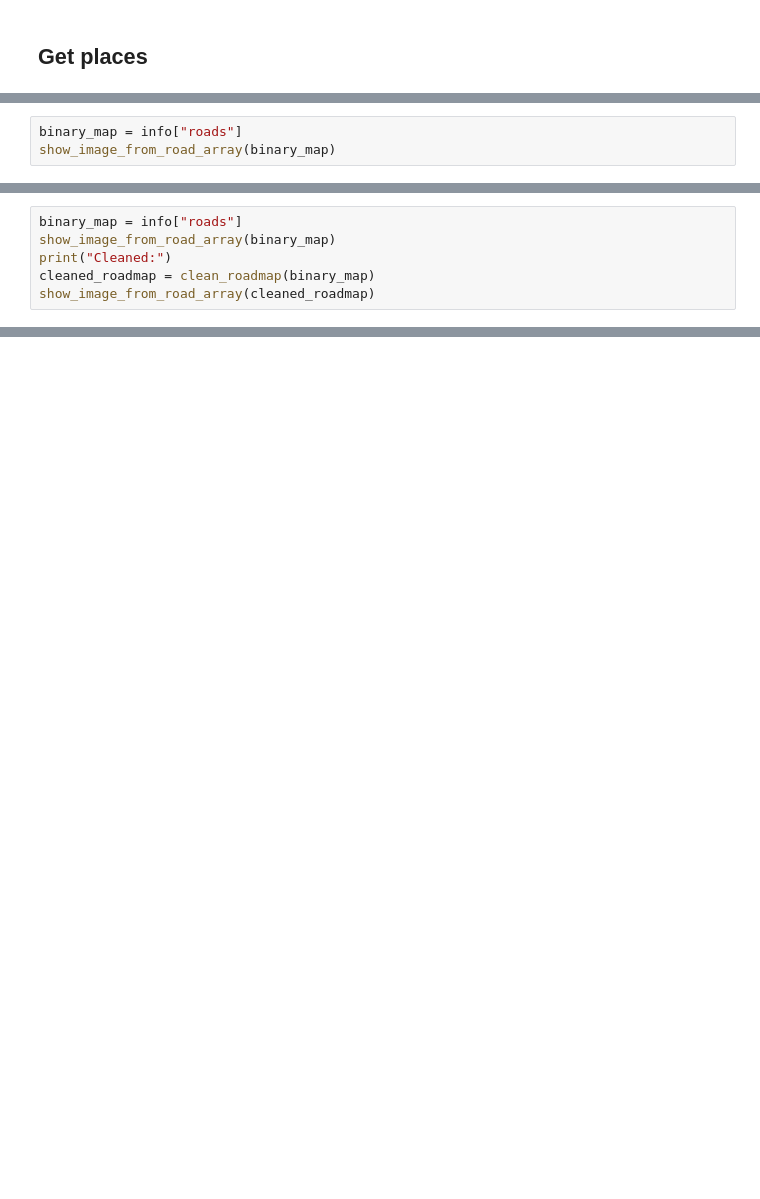
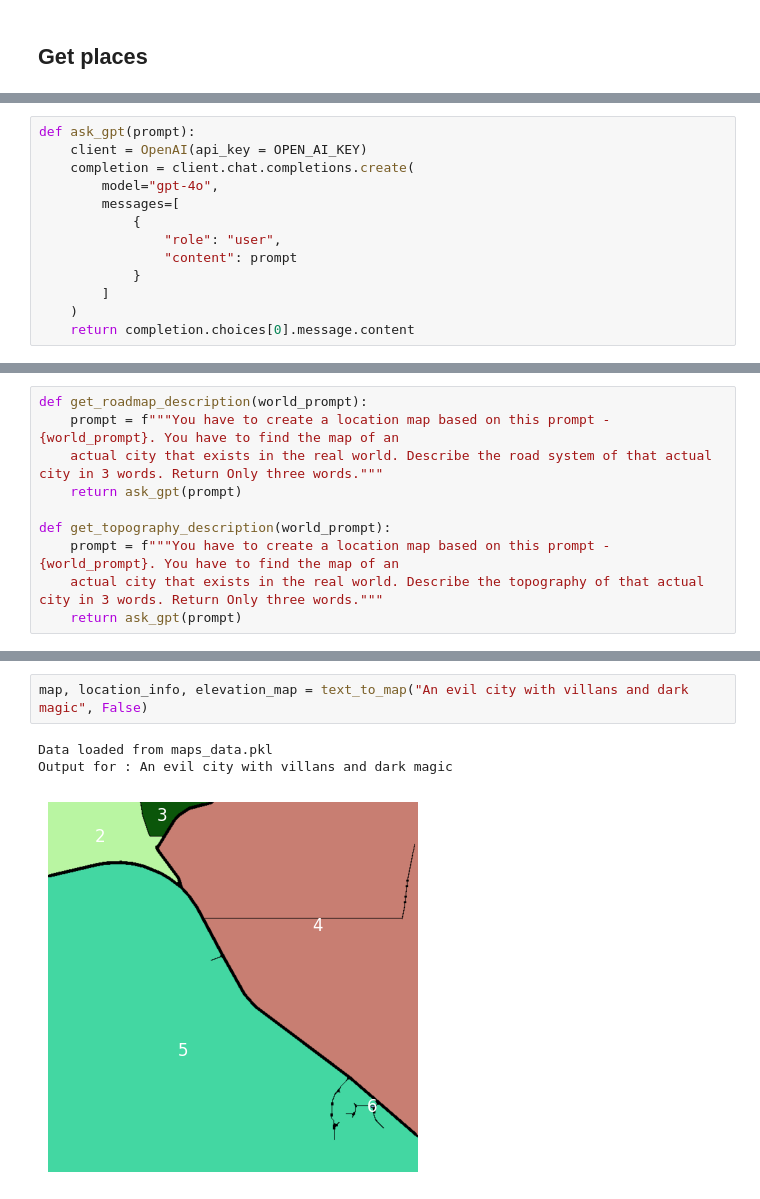
Before and after one commit to partharora1105/Text-To-World-Map, a Jupyter notebook: src/main.ipynb, the cells around one changed output, grey strips where cells are left out. Drawn from its saved outputs; the diff is of its cells as text; blank space fills up the shorter version.

Commit message:
full pipeline for text to map working

```diff
--- a/src/main.ipynb
+++ b/src/main.ipynb
@@ -609,3 +553,0 @@ buildings_percentages=['15', '12', '10', '8', '8', '10', '7', '10', '10', '10']
-# %%
-binary_map = info["roads"]
-show_image_from_road_array(binary_map)
@@ -614 +554,14 @@ show_image_from_road_array(binary_map)
+# %%
+def ask_gpt(prompt):
+    client = OpenAI(api_key = OPEN_AI_KEY)
+    completion = client.chat.completions.create(
+        model="gpt-4o",
+        messages=[
+            {
+                "role": "user",
+                "content": prompt
+            }
+        ]
+    )
+    return completion.choices[0].message.content
 # %%
@@ -791,6 +703,0 @@ Cleaned:
-# %%
-binary_map = info["roads"]
-show_image_from_road_array(binary_map)
-print("Cleaned:")
-cleaned_roadmap = clean_roadmap(binary_map)
-show_image_from_road_array(cleaned_roadmap)
@@ -1055,0 +849,10 @@ Sorted Cluster List:
+# %%
+def get_roadmap_description(world_prompt):
+    prompt = f"""You have to create a location map based on this prompt - {world_prompt}. You have to find the map of an
+    actual city that exists in the real world. Describe the road system of that actual city in 3 words. Return Only three words."""
+    return ask_gpt(prompt)
+
+def get_topography_description(world_prompt):
+    prompt = f"""You have to create a location map based on this prompt - {world_prompt}. You have to find the map of an
+    actual city that exists in the real world. Describe the topography of that actual city in 3 words. Return Only three words."""
+    return ask_gpt(prompt)
@@ -1055,0 +919,6 @@ Sorted Cluster List:
+# %%
+map, location_info, elevation_map = text_to_map("An evil city with villans and dark magic", False)
+# %% [output]
+Data loaded from maps_data.pkl
+Output for : An evil city with villans and dark magic
+[figure, added]
```
Also changed, not shown: parts of 44 cells of this notebook.
